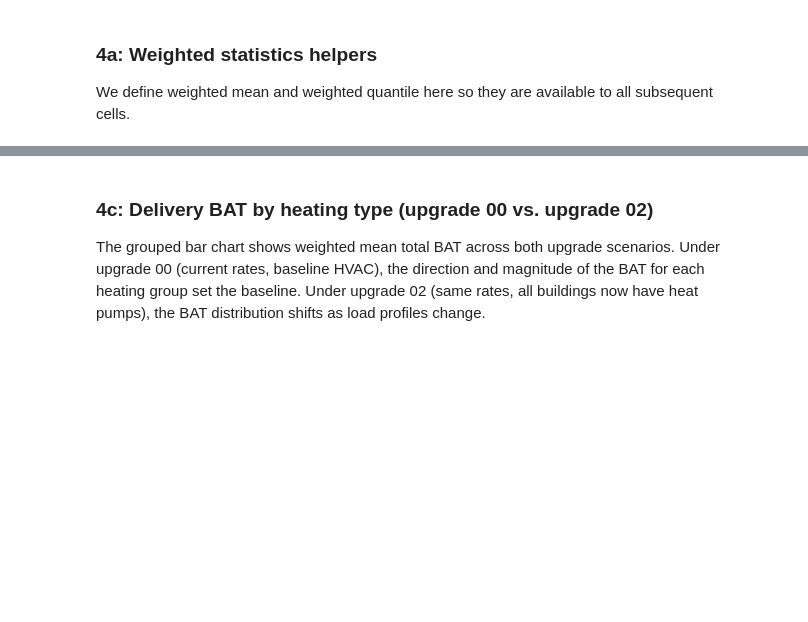
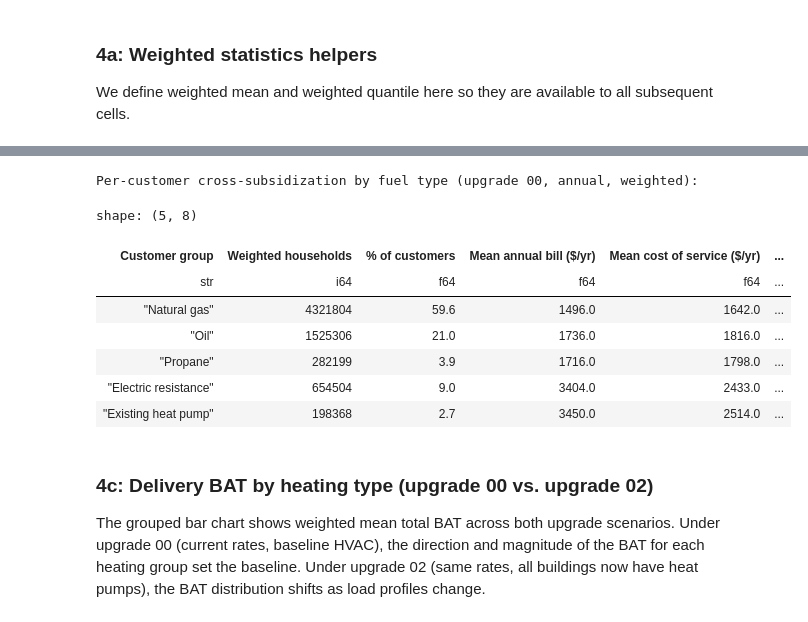
Before and after one commit to switchbox-data/reports2, a Jupyter notebook: reports/templates/cairo_run_results.ipynb, the cells around one changed output, grey strips where cells are left out. Drawn from its saved outputs; the diff is of its cells as text; code cells hidden in the pictures; blank space fills up the shorter version.

```diff
--- a/reports/templates/cairo_run_results.ipynb
+++ b/reports/templates/cairo_run_results.ipynb
@@ -725,3 +732,48 @@ shape: (4, 7)
+# %%
+# Per-customer cross-subsidy table, with fossil fuel broken out by fuel type
+FUEL_GROUPS: list[tuple[str, pl.Expr]] = [
+    ("Natural gas", pl.col("heats_with_natgas") & (pl.col("heating_label") == "Fossil fuel")),
+    ("Oil", pl.col("heats_with_oil") & (pl.col("heating_label") == "Fossil fuel")),
+    ("Propane", pl.col("heats_with_propane") & (pl.col("heating_label") == "Fossil fuel")),
+    ("Electric resistance", pl.col("heating_label") == "Electric resistance"),
+    ("Existing heat pump", pl.col("heating_label") == "Existing heat pump"),
+]
+
+per_cust_rows: list[dict[str, object]] = []
+for name, filt_expr in FUEL_GROUPS:
+    gdf = bat_u0.filter(filt_expr)
+    if gdf.is_empty():
+        continue
+    g_cust = cast(float, gdf["weight"].sum())
+
+    per_cust_rows.append(
+        {
+            "Customer group": name,
+            "Weighted households": round(g_cust),
+            "% of customers": round(g_cust / _total_customers * 100, 1),
+            "Mean annual bill ($/yr)": round(weighted_mean(gdf, "annual_bill_total"), 0),
+            "Mean cost of service ($/yr)": round(weighted_mean(gdf, "cost_of_service"), 0),
+            "Mean BAT ($/yr)": round(weighted_mean(gdf, "BAT_percustomer_total"), 0),
+            "Median BAT ($/yr)": round(weighted_quantile(gdf, "BAT_percustomer_total", 0.5), 0),
+            "% overpaying": round(
+                cast(float, gdf.filter(pl.col("BAT_percustomer_total") > 0)["weight"].sum()) / g_cust * 100, 1
+            ),
+        }
+    )
+
+per_cust_table = pl.DataFrame(per_cust_rows)
+print("Per-customer cross-subsidization by fuel type (upgrade 00, annual, weighted):")
+display(per_cust_table)
+# %% [output]
+Per-customer cross-subsidization by fuel type (upgrade 00, annual, weighted):
+shape: (5, 8)
+| Customer group | Weighted households | % of customers | Mean annual bill ($/yr) | Mean cost of service ($/yr) | ... |
+| str | i64 | f64 | f64 | f64 | ... |
+| "Natural gas" | 4321804 | 59.6 | 1496.0 | 1642.0 | ... |
+| "Oil" | 1525306 | 21.0 | 1736.0 | 1816.0 | ... |
+| "Propane" | 282199 | 3.9 | 1716.0 | 1798.0 | ... |
+| "Electric resistance" | 654504 | 9.0 | 3404.0 | 2433.0 | ... |
+| "Existing heat pump" | 198368 | 2.7 | 3450.0 | 2514.0 | ... |
 # %% [markdown]
 ### 4c: Delivery BAT by heating type (upgrade 00 vs. upgrade 02)
 
```
Also changed, not shown: parts of 7 cells of this notebook.
